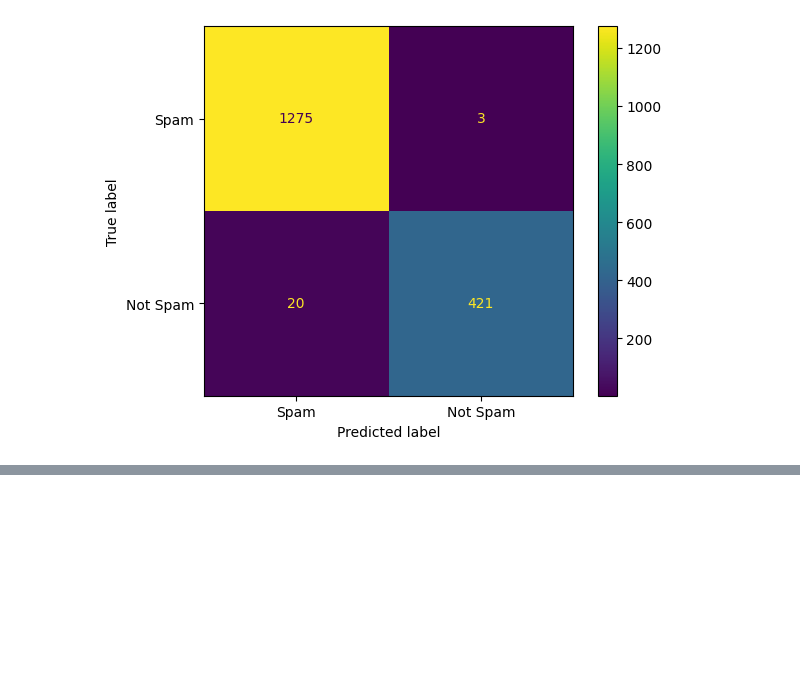
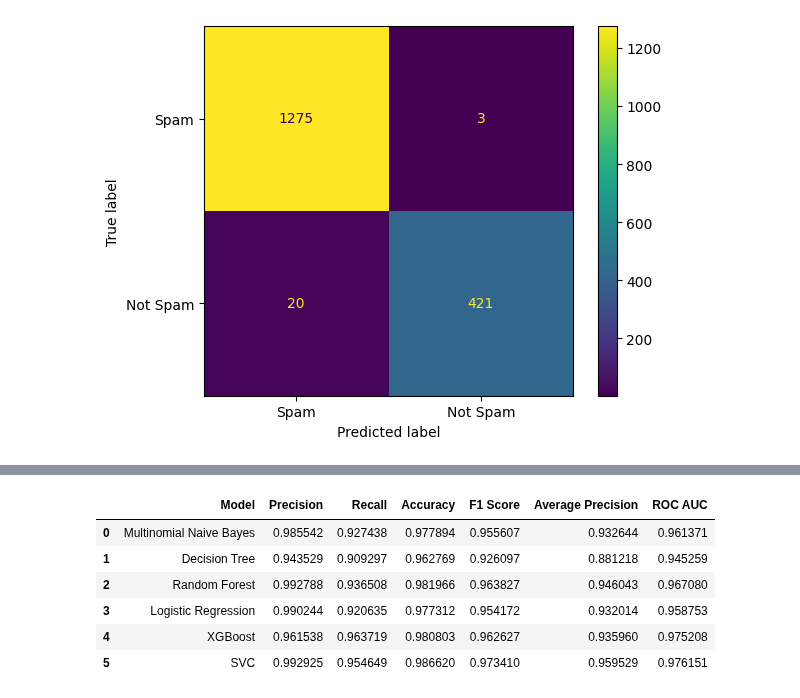
Before and after one commit to rizanatlanta-dsproj/Spam-Email-Detection, a Jupyter notebook: Spamdetection.ipynb, the cells around one changed output, grey strips where cells are left out. Cells and saved outputs as stored; diff of their text form; code cells hidden in the pictures; blank space fills up the shorter version.

```diff
--- a/Spamdetection.ipynb
+++ b/Spamdetection.ipynb
@@ -486,0 +520,43 @@ F1 Score :  0.9734104046242774
+# %%
+from sklearn.metrics import precision_score, recall_score, f1_score, accuracy_score, confusion_matrix, average_precision_score, roc_auc_score
+
+def get_performance_metrics(y_true, y_pred):
+    """Calculates and returns a dictionary of performance metrics."""
+    return {
+        'Precision': precision_score(y_true, y_pred),
+        'Recall': recall_score(y_true, y_pred),
+        'Accuracy': accuracy_score(y_true, y_pred),
+        'F1 Score': f1_score(y_true, y_pred),
+        'Average Precision': average_precision_score(y_true, y_pred),
+        'ROC AUC': roc_auc_score(y_true, y_pred)
+    }
+# %%
+model_performances = []
+
+models = {
+    'Multinomial Naive Bayes': y_pred_mnb,
+    'Decision Tree': y_pred_dt,
+    'Random Forest': y_pred_rf,
+    'Logistic Regression': y_pred_lr,
+    'XGBoost': y_pred_xgb,
+    'SVC': y_pred_svc
+}
+
+for model_name, y_pred in models.items():
+    metrics = get_performance_metrics(y_test, y_pred)
+    metrics['Model'] = model_name
+    model_performances.append(metrics)
+
+performance_df = pd.DataFrame(model_performances)
+
+performance_df = performance_df[['Model', 'Precision', 'Recall', 'Accuracy', 'F1 Score', 'Average Precision', 'ROC AUC']]
+
+display(performance_df)
+# %% [output]
+|  | Model | Precision | Recall | Accuracy | F1 Score | Average Precision | ROC AUC |
+| 0 | Multinomial Naive Bayes | 0.985542 | 0.927438 | 0.977894 | 0.955607 | 0.932644 | 0.961371 |
+| 1 | Decision Tree | 0.943529 | 0.909297 | 0.962769 | 0.926097 | 0.881218 | 0.945259 |
+| 2 | Random Forest | 0.992788 | 0.936508 | 0.981966 | 0.963827 | 0.946043 | 0.967080 |
+| 3 | Logistic Regression | 0.990244 | 0.920635 | 0.977312 | 0.954172 | 0.932014 | 0.958753 |
+| 4 | XGBoost | 0.961538 | 0.963719 | 0.980803 | 0.962627 | 0.935960 | 0.975208 |
+| 5 | SVC | 0.992925 | 0.954649 | 0.986620 | 0.973410 | 0.959529 | 0.976151 |
```
Also changed, not shown: parts of 8 cells of this notebook.
